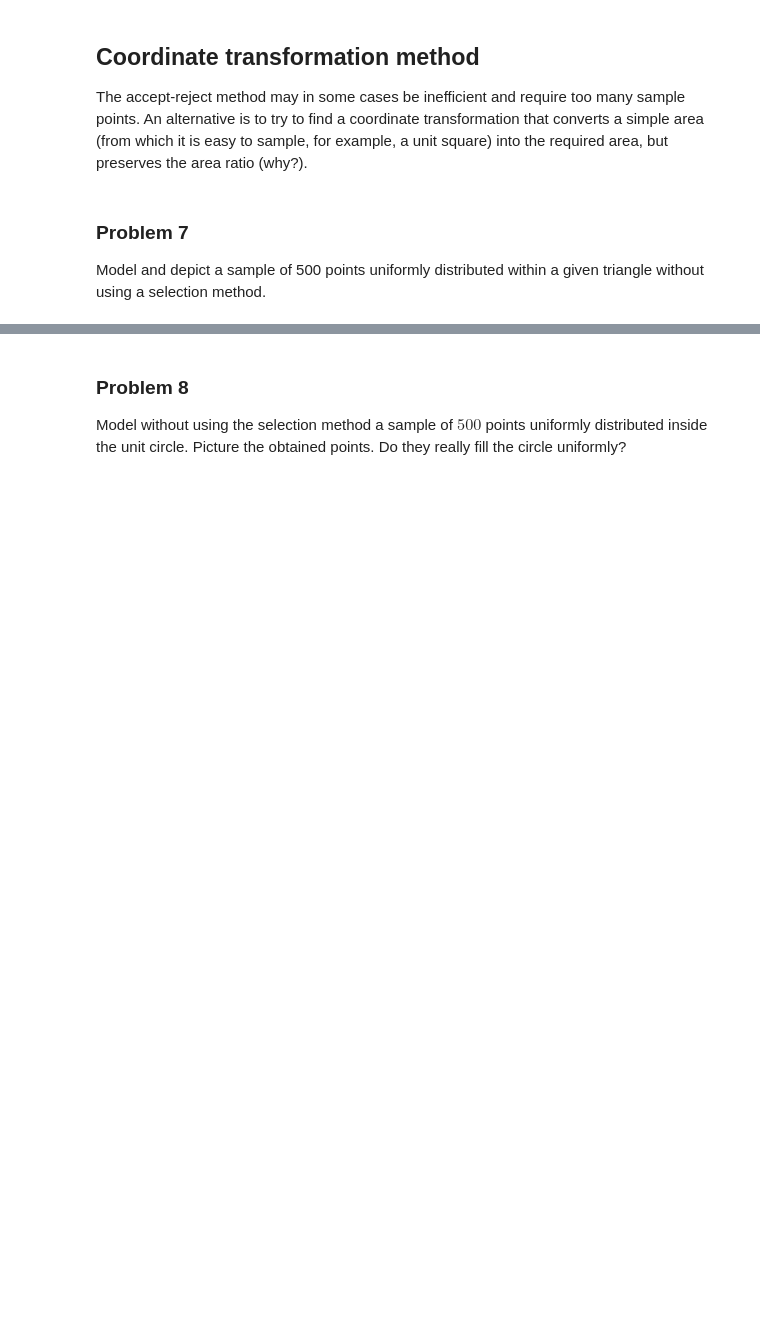
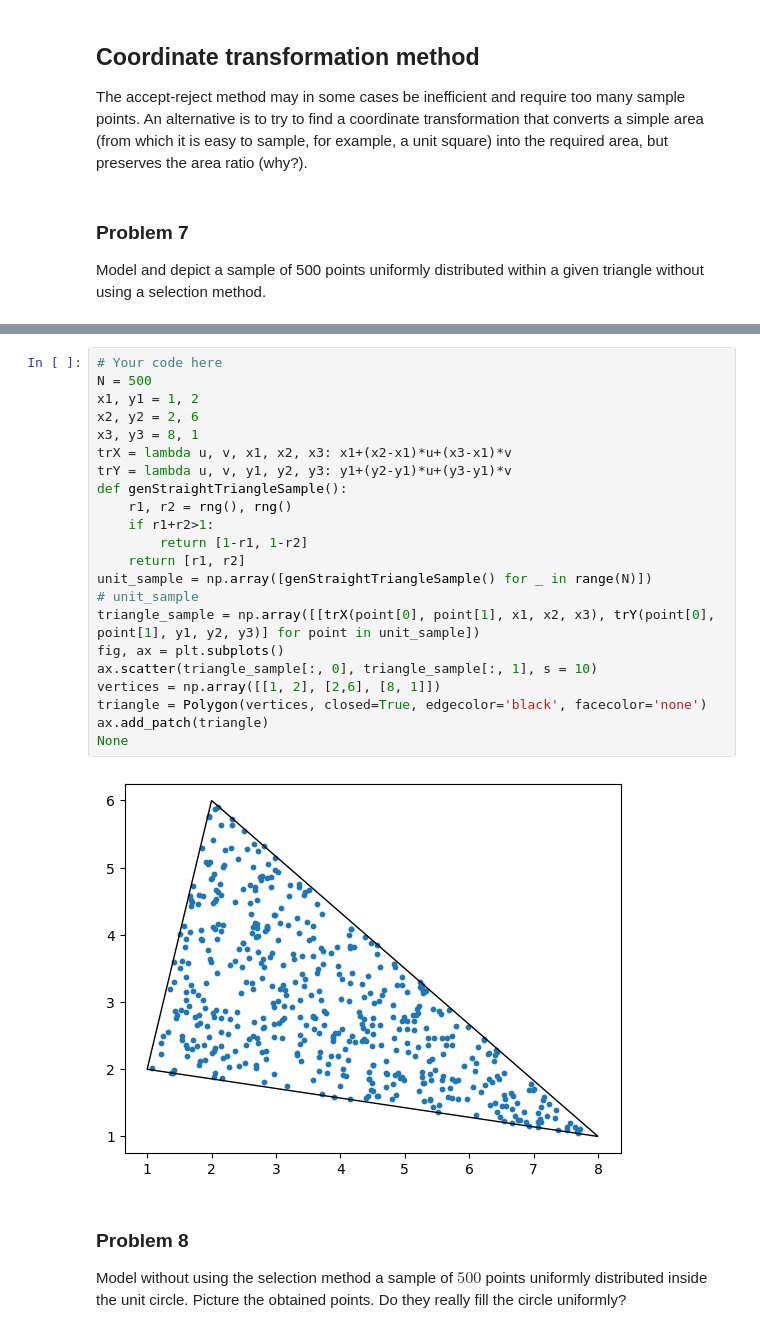
Before and after one commit to NSArt1/StatPrac25, a Jupyter notebook: 3/HW3.ipynb, the cells around one changed output, grey strips where cells are left out. Cells and saved outputs as stored; diff of their text form; blank space fills up the shorter version.

```diff
--- a/3/HW3.ipynb
+++ b/3/HW3.ipynb
@@ -430,3 +455,27 @@ plt.show()
+# %%
+# Your code here
+N = 500
+x1, y1 = 1, 2
+x2, y2 = 2, 6
+x3, y3 = 8, 1
+trX = lambda u, v, x1, x2, x3: x1+(x2-x1)*u+(x3-x1)*v
+trY = lambda u, v, y1, y2, y3: y1+(y2-y1)*u+(y3-y1)*v
+def genStraightTriangleSample():
+    r1, r2 = rng(), rng()
+    if r1+r2>1:
+        return [1-r1, 1-r2]
+    return [r1, r2]
+unit_sample = np.array([genStraightTriangleSample() for _ in range(N)])
+# unit_sample
+triangle_sample = np.array([[trX(point[0], point[1], x1, x2, x3), trY(point[0], point[1], y1, y2, y3)] for point in unit_sample])
+fig, ax = plt.subplots()
+ax.scatter(triangle_sample[:, 0], triangle_sample[:, 1], s = 10)
+vertices = np.array([[1, 2], [2,6], [8, 1]])
+triangle = Polygon(vertices, closed=True, edgecolor='black', facecolor='none')
+ax.add_patch(triangle)
+None
+# %% [output]
+[figure, added]
 # %% [markdown]
 ### Problem 8
 Model without using the selection method a sample of $500$ points uniformly distributed inside the unit circle. Picture the obtained points. Do they really fill the circle uniformly?
```
Also changed, not shown: parts of 27 cells of this notebook.
